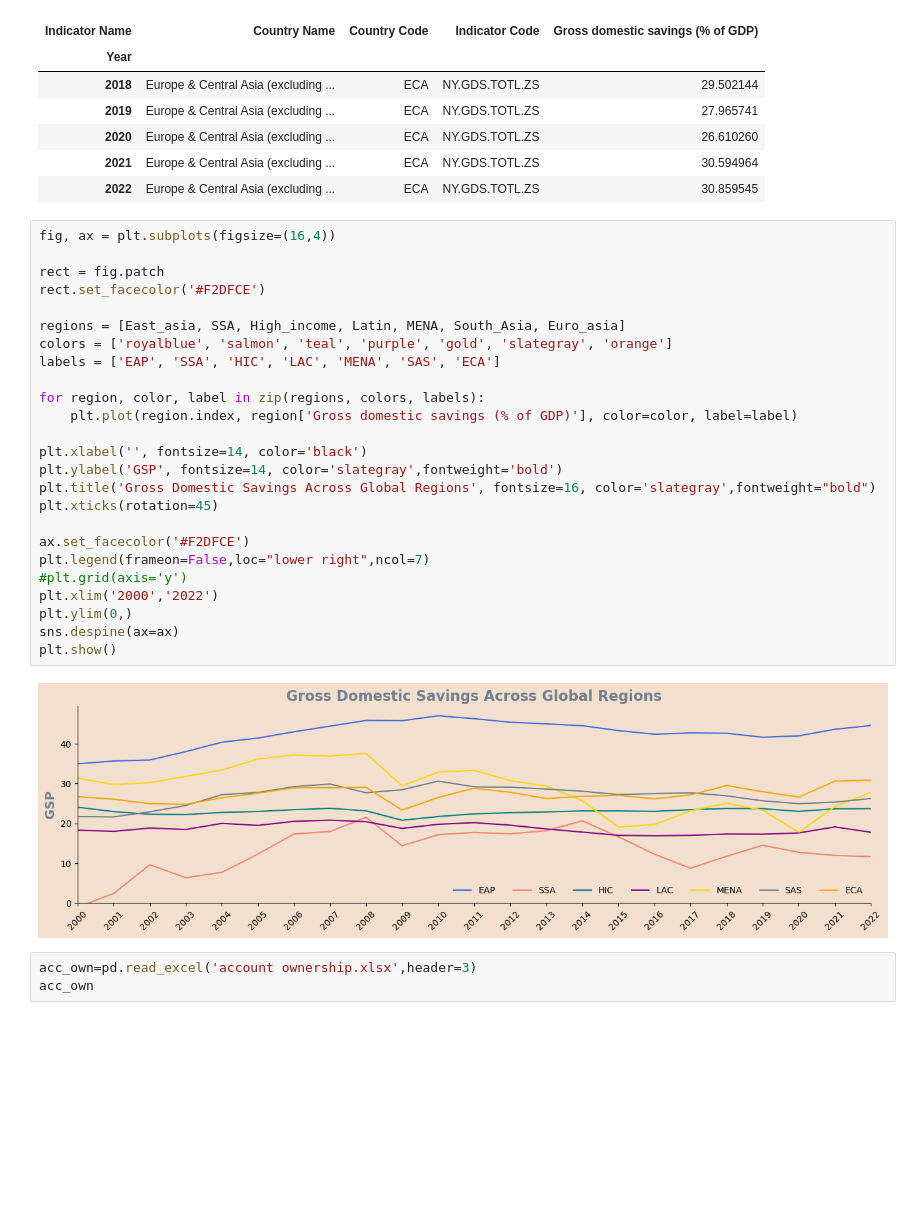
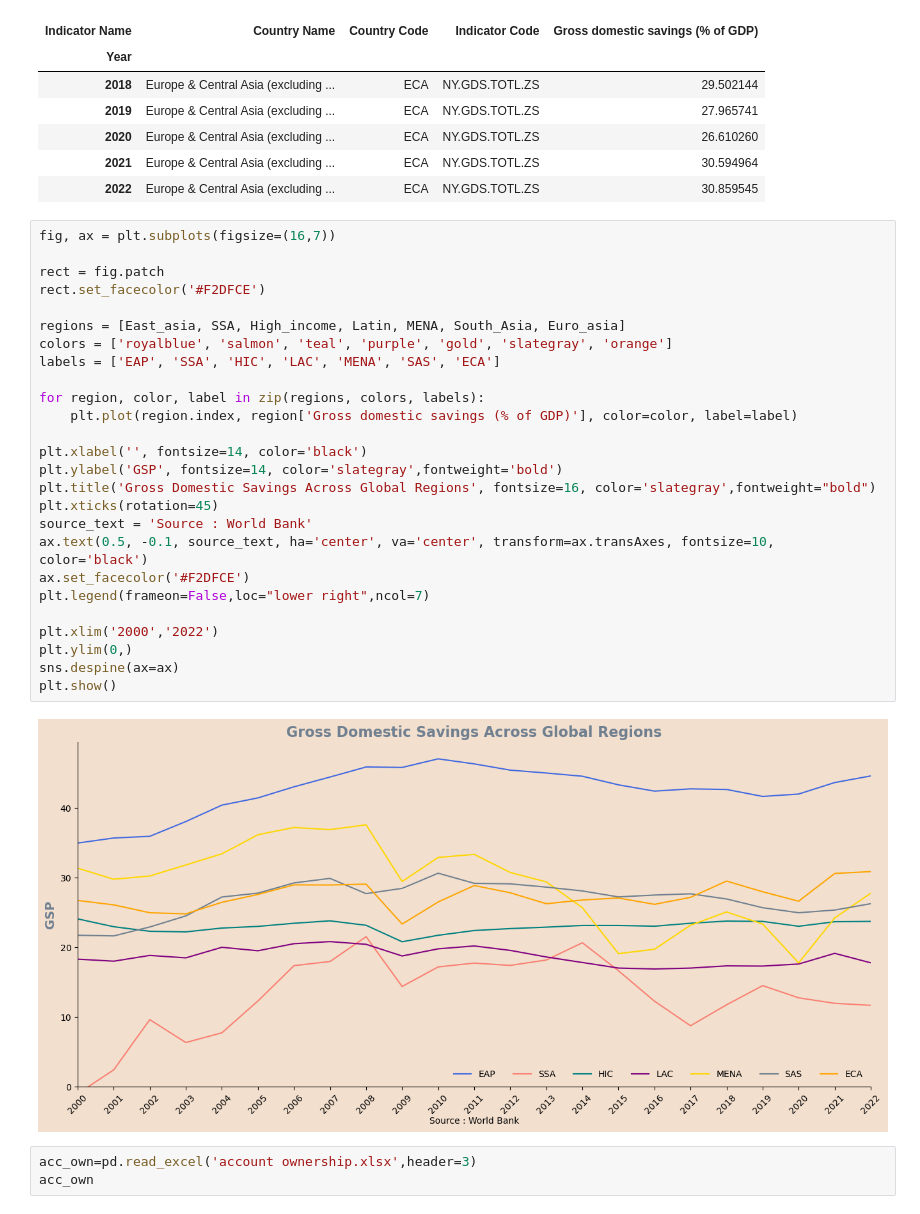
Before and after one commit to triciaannan/Financial-Inclusion-Region-, a Jupyter notebook: Global savings.ipynb, the cells around one changed output. Drawn from its saved outputs; the diff is of its cells as text; blank space fills up the shorter version.

```diff
--- a/Global savings.ipynb
+++ b/Global savings.ipynb
@@ -225,32 +225,33 @@ Euro_asia.tail()
 | 2021 | Europe & Central Asia (excluding ... | ECA | NY.GDS.TOTL.ZS | 30.594964 |
 | 2022 | Europe & Central Asia (excluding ... | ECA | NY.GDS.TOTL.ZS | 30.859545 |
 # %%
-fig, ax = plt.subplots(figsize=(16,4))
+fig, ax = plt.subplots(figsize=(16,7))
 
 rect = fig.patch
 rect.set_facecolor('#F2DFCE')
 
 regions = [East_asia, SSA, High_income, Latin, MENA, South_Asia, Euro_asia]
 colors = ['royalblue', 'salmon', 'teal', 'purple', 'gold', 'slategray', 'orange']
 labels = ['EAP', 'SSA', 'HIC', 'LAC', 'MENA', 'SAS', 'ECA']
 
 for region, color, label in zip(regions, colors, labels):
     plt.plot(region.index, region['Gross domestic savings (% of GDP)'], color=color, label=label)
 
 plt.xlabel('', fontsize=14, color='black')
 plt.ylabel('GSP', fontsize=14, color='slategray',fontweight='bold')
 plt.title('Gross Domestic Savings Across Global Regions', fontsize=16, color='slategray',fontweight="bold")
 plt.xticks(rotation=45)
-
+source_text = 'Source : World Bank'
+ax.text(0.5, -0.1, source_text, ha='center', va='center', transform=ax.transAxes, fontsize=10, color='black')
 ax.set_facecolor('#F2DFCE')
 plt.legend(frameon=False,loc="lower right",ncol=7)
-#plt.grid(axis='y')
+
 plt.xlim('2000','2022')
 plt.ylim(0,)
 sns.despine(ax=ax)
 plt.show()
 # %% [output]
-[figure, old version]
+[figure, new version]
 # %%
 acc_own=pd.read_excel('account ownership.xlsx',header=3)
 acc_own
```
Also changed, not shown: parts of 1 cell of this notebook.
